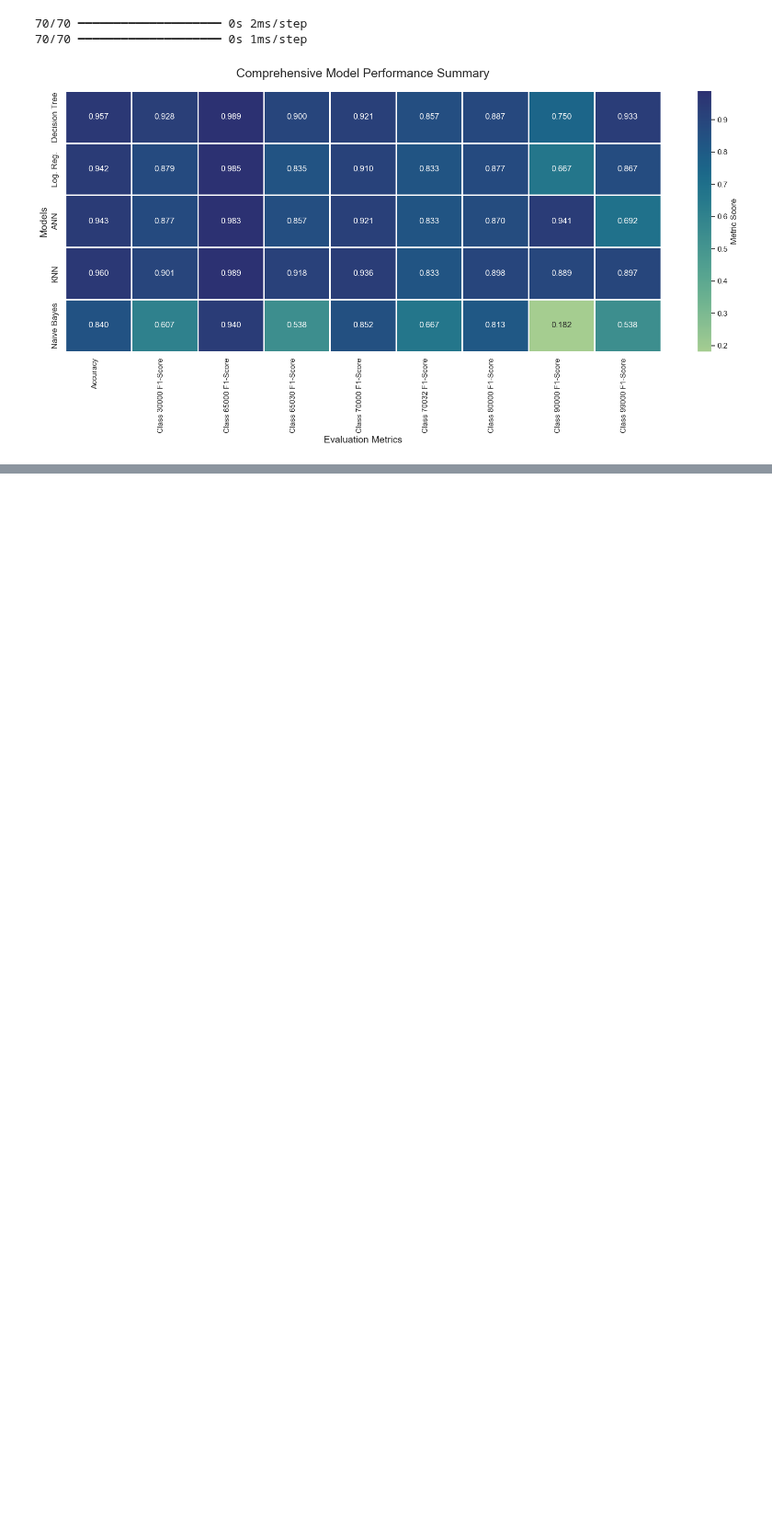
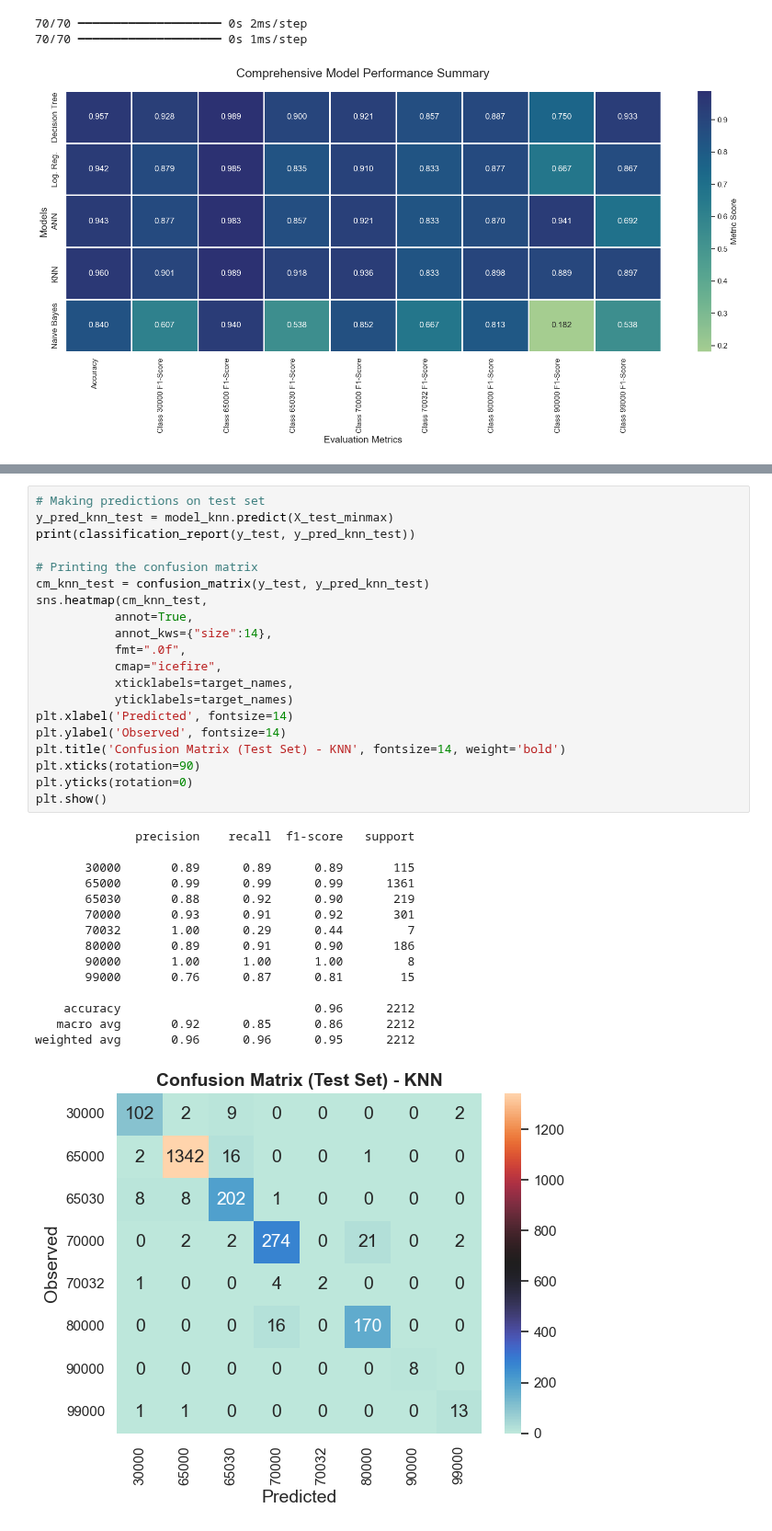
Before and after one commit to alfonsovecino/well-logs-for-lithology-classification, a Jupyter notebook: logs.ipynb, the cells around one changed output, grey strips where cells are left out. Shown at 92% size. Cells and saved outputs as stored; diff of their text form; blank space fills up the shorter version.

```diff
--- a/logs.ipynb
+++ b/logs.ipynb
@@ -1334,0 +1345,36 @@ plt.show()
+# %%
+# Making predictions on test set
+y_pred_knn_test = model_knn.predict(X_test_minmax)
+print(classification_report(y_test, y_pred_knn_test))
+
+# Printing the confusion matrix
+cm_knn_test = confusion_matrix(y_test, y_pred_knn_test)
+sns.heatmap(cm_knn_test,
+           annot=True,
+           annot_kws={"size":14},
+           fmt=".0f",
+           cmap="icefire",
+           xticklabels=target_names,
+           yticklabels=target_names)
+plt.xlabel('Predicted', fontsize=14)
+plt.ylabel('Observed', fontsize=14)
+plt.title('Confusion Matrix (Test Set) - KNN', fontsize=14, weight='bold')
+plt.xticks(rotation=90)
+plt.yticks(rotation=0)
+plt.show()
+# %% [output]
+              precision    recall  f1-score   support
+
+       30000       0.89      0.89      0.89       115
+       65000       0.99      0.99      0.99      1361
+       65030       0.88      0.92      0.90       219
+       70000       0.93      0.91      0.92       301
+       70032       1.00      0.29      0.44         7
+       80000       0.89      0.91      0.90       186
+       90000       1.00      1.00      1.00         8
+       99000       0.76      0.87      0.81        15
+
+    accuracy                           0.96      2212
+   macro avg       0.92      0.85      0.86      2212
+weighted avg       0.96      0.96      0.95      2212
+[figure, added]
```
Also changed, not shown: parts of 4 cells of this notebook.
